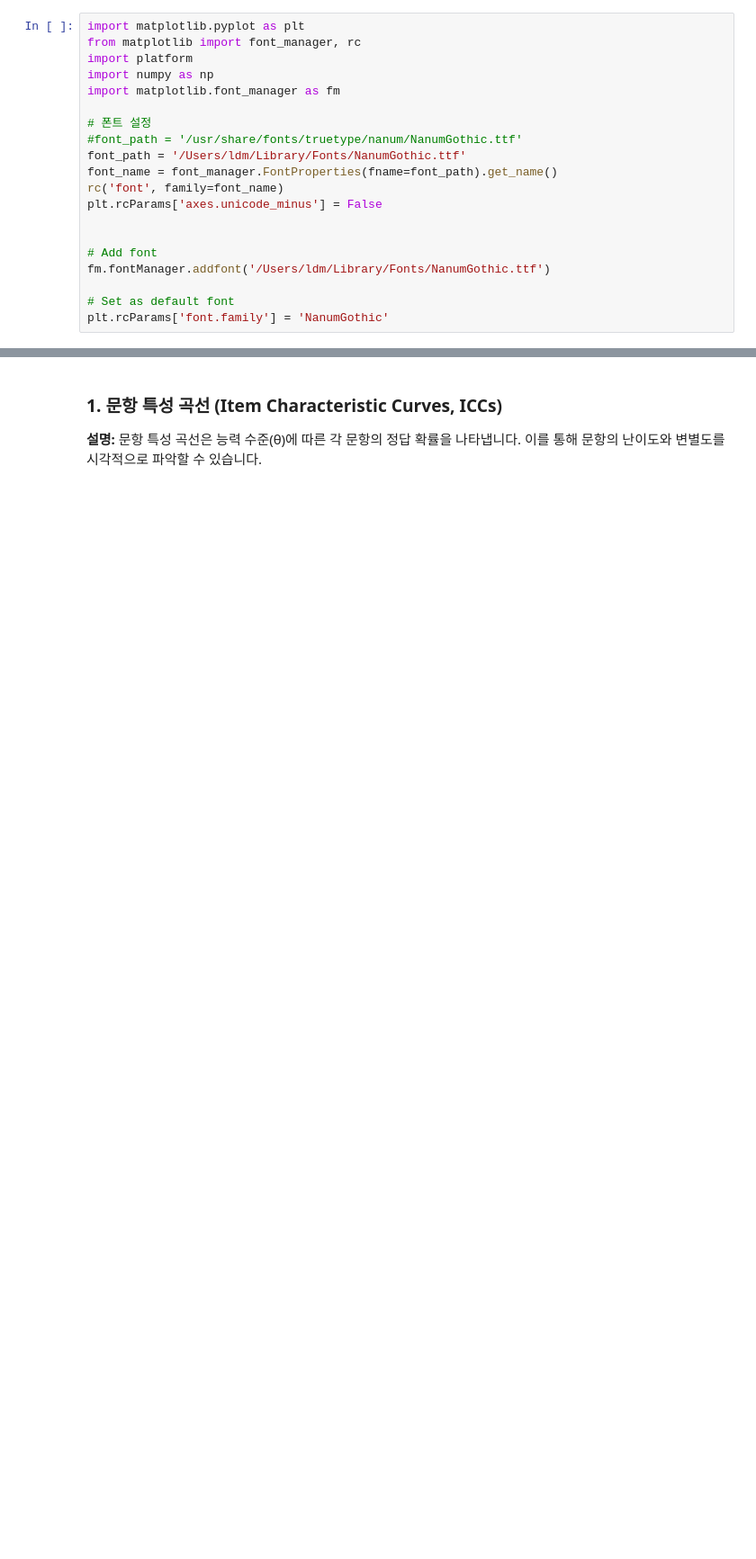
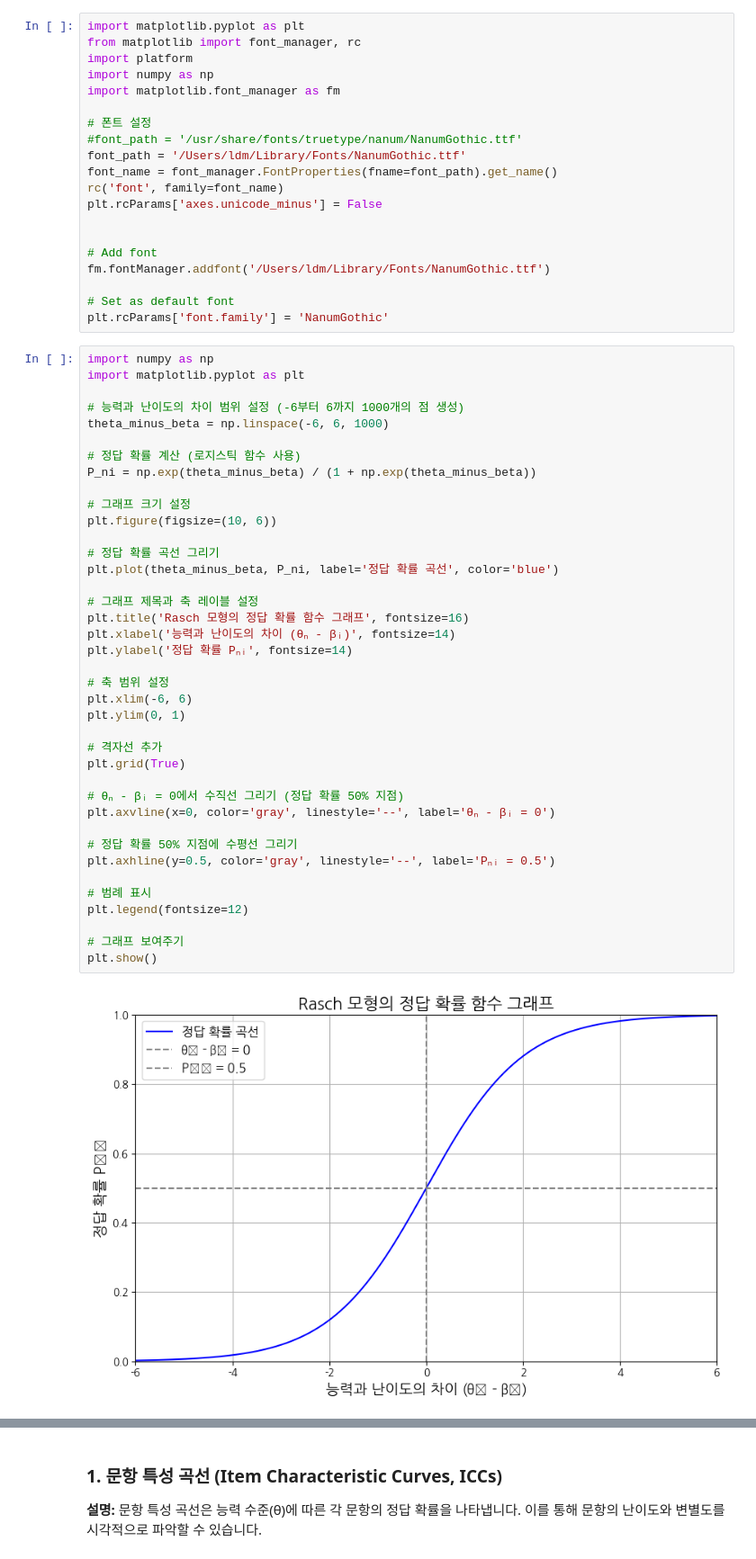
Before and after one commit to dev-dkt/k-leap, a Jupyter notebook: codes/irt_user.ipynb, the cells around one changed output, grey strips where cells are left out. Shown at 90% size. Cells and saved outputs as stored; diff of their text form; blank space fills up the shorter version.

```diff
--- a/codes/irt_user.ipynb
+++ b/codes/irt_user.ipynb
@@ -18,3 +18,44 @@ fm.fontManager.addfont('/Users/ldm/Library/Fonts/NanumGothic.ttf')
 
 # Set as default font
 plt.rcParams['font.family'] = 'NanumGothic'
+# %%
+import numpy as np
+import matplotlib.pyplot as plt
+
+# 능력과 난이도의 차이 범위 설정 (-6부터 6까지 1000개의 점 생성)
+theta_minus_beta = np.linspace(-6, 6, 1000)
+
+# 정답 확률 계산 (로지스틱 함수 사용)
+P_ni = np.exp(theta_minus_beta) / (1 + np.exp(theta_minus_beta))
+
+# 그래프 크기 설정
+plt.figure(figsize=(10, 6))
+
+# 정답 확률 곡선 그리기
+plt.plot(theta_minus_beta, P_ni, label='정답 확률 곡선', color='blue')
+
+# 그래프 제목과 축 레이블 설정
+plt.title('Rasch 모형의 정답 확률 함수 그래프', fontsize=16)
+plt.xlabel('능력과 난이도의 차이 (θₙ - βᵢ)', fontsize=14)
+plt.ylabel('정답 확률 Pₙᵢ', fontsize=14)
+
+# 축 범위 설정
+plt.xlim(-6, 6)
+plt.ylim(0, 1)
+
+# 격자선 추가
+plt.grid(True)
+
+# θₙ - βᵢ = 0에서 수직선 그리기 (정답 확률 50% 지점)
+plt.axvline(x=0, color='gray', linestyle='--', label='θₙ - βᵢ = 0')
+
+# 정답 확률 50% 지점에 수평선 그리기
+plt.axhline(y=0.5, color='gray', linestyle='--', label='Pₙᵢ = 0.5')
+
+# 범례 표시
+plt.legend(fontsize=12)
+
+# 그래프 보여주기
+plt.show()
+# %% [output]
+[figure, added]
```
Also changed, not shown: parts of 1 cell of this notebook.
